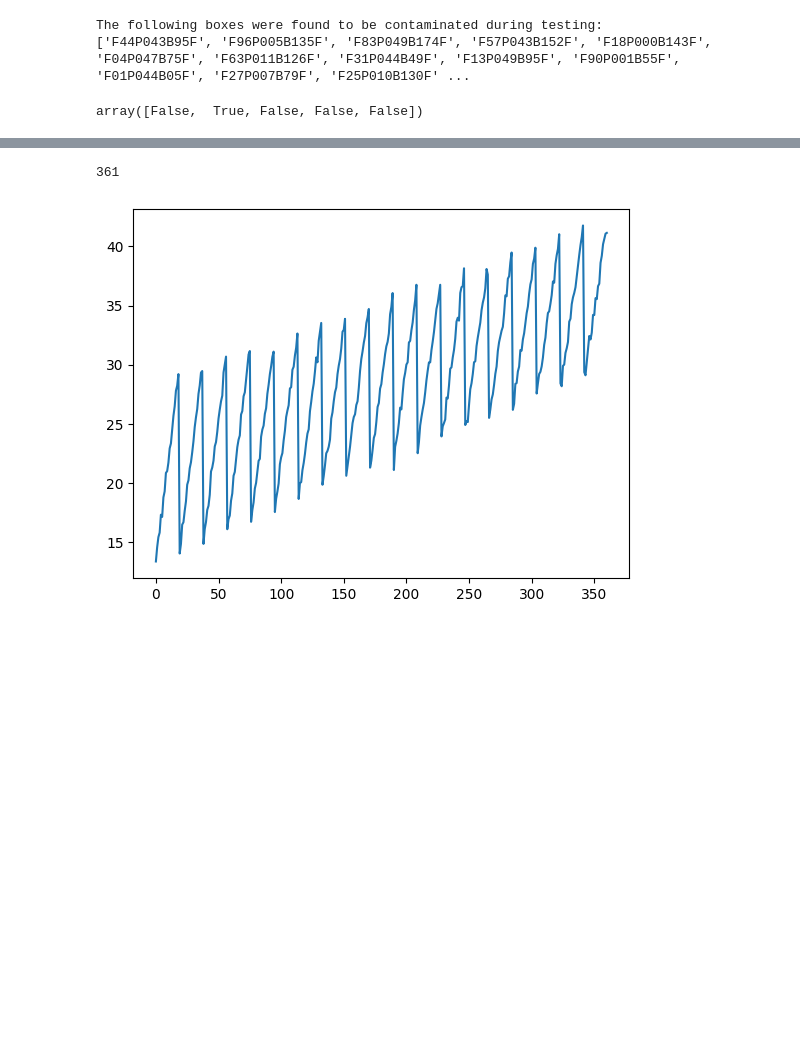
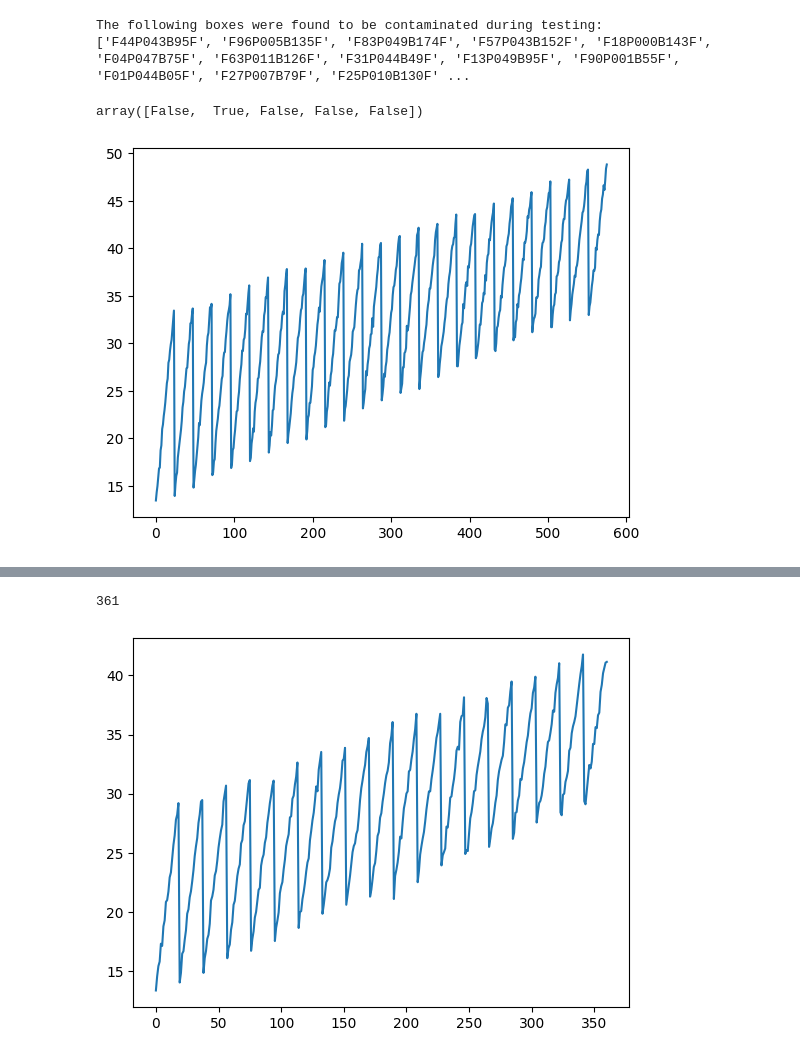
Before and after one commit to kushal-satya/food_safety_abm, a Jupyter notebook: initial_code.ipynb, the cells around one changed output, grey strips where cells are left out. Saved outputs shown, nothing was run; the diff lists cells and outputs as text; code cells hidden in the pictures; blank space fills up the shorter version.

```diff
--- a/initial_code.ipynb
+++ b/initial_code.ipynb
@@ -799,29 +799,23 @@ mask1*mask2
 array([False,  True, False, False, False])
 # %%
 import numpy as np
-from numba import njit
-
-
-#@njit
-def generate_box_id(farm_idx, plot_idx, box_idx, stage):
+from numba import njit, types as T
+@jit(T.ListType(T.string))
+def generate_box_id(farm_idx, plot_idx, box_idx):
     farm_str = str(farm_idx).zfill(2)
     plot_str = str(plot_idx).zfill(3)
     box_str = str(box_idx).zfill(2)
-    return "F" + farm_str + "P" + plot_str + "B" + box_str + stage
-
-
-#@njit
+    return "F" + farm_str + "P" + plot_str + "B" + box_str
+@njit
 def generate_contamination_mask(total_boxes, contamination_rate):
     contaminated_boxes = int(total_boxes * contamination_rate)
     mask = np.zeros(total_boxes, dtype=np.bool_)
     mask[:contaminated_boxes] = True
     np.random.shuffle(mask)
     return mask
-
-
-
-#@njit
-def run_stage(stage, box_ids, contamination_mask, test_rate):
+@njit
+#def run_stage(box_ids: T.List, contamination_mask: T.Array, test_rate: float) -> T.Tuple:
+def run_stage(box_ids, contamination_mask, test_rate):
     #tested_boxes = np.random.choice(box_ids.shape[0], int(box_ids.shape[0] * test_rate), replace=False)
     tested_boxes_mask = np.zeros(box_ids.shape[0], dtype=np.bool_)
     tested_boxes_mask[np.random.choice(box_ids.shape[0], int(box_ids.shape[0] * test_rate), replace=False)] = True
@@ -850,7 +844,7 @@ def run_stage(stage, box_ids, contamination_mask, test_rate):
 def run_simulation(farm_population, plot_per_farm, box_per_plot, contamination_rate, f_test_rate, p_test_rate,
                    d_test_rate, r_test_rate, c_test_rate):
     total_boxes = farm_population * plot_per_farm * box_per_plot
-    box_ids = np.array([generate_box_id(farm_idx, plot_idx, box_idx, "F")
+    box_ids = np.array([generate_box_id(farm_idx, plot_idx, box_idx)
                         for farm_idx in range(farm_population)
                         for plot_idx in range(plot_per_farm)
                         for box_idx in range(box_per_plot)])
@@ -863,19 +857,19 @@ def run_simulation(farm_population, plot_per_farm, box_per_plot, contamination_r
     dropped_boxes_C = set()
 
     # Run F stage of testing
-    box_ids_F, contamination_mask, dropped_boxes_F = run_stage("F", box_ids, contamination_mask, f_test_rate)
+    box_ids_F, contamination_mask, dropped_boxes_F = run_stage( box_ids, contamination_mask, f_test_rate)
 
     # Run P stage of testing
-    box_ids_P, contamination_mask, dropped_boxes_P = run_stage("P", box_ids_F, contamination_mask, p_test_rate)
+    box_ids_P, contamination_mask, dropped_boxes_P = run_stage(box_ids_F, contamination_mask, p_test_rate)
 
     # Run D stage of testing
-    box_ids_D, contamination_mask, dropped_boxes_D = run_stage("D", box_ids_P, contamination_mask, d_test_rate)
+    box_ids_D, contamination_mask, dropped_boxes_D = run_stage(box_ids_P, contamination_mask, d_test_rate)
 
     # Run R stage of testing
-    box_ids_R, contamination_mask, dropped_boxes_R = run_stage("R", box_ids_D, contamination_mask, r_test_rate)
+    box_ids_R, contamination_mask, dropped_boxes_R = run_stage(box_ids_D, contamination_mask, r_test_rate)
 
     # Run C stage of testing
-    box_ids_C, contamination_mask, dropped_boxes_C = run_stage("C", box_ids_R, contamination_mask, c_test_rate)
+    box_ids_C, contamination_mask, dropped_boxes_C = run_stage(box_ids_R, contamination_mask, c_test_rate)
 
     return box_ids,box_ids_C, dropped_boxes_F, dropped_boxes_P, dropped_boxes_D, dropped_boxes_R, dropped_boxes_C
 
@@ -887,33 +999,34 @@ farm_population = 100
 plot_per_farm = 50
 box_per_plot = 50
 contamination_rate = 0.06
 
 d_test_rate = 0.03
 r_test_rate = 0.04
 c_test_rate = 0.05
 
 box_ids_l=[]
 box_ids_C_l=[]
 dropped_boxes_F_l=[]
 dropped_boxes_P_l=[]
 dropped_boxes_D_l=[]
 dropped_boxes_R_l=[]
 dropped_boxes_C_l=[]
 detection_percent_l=[]
-for f_test_rate in tqdm(np.arange(0.01,0.3,0.01)):
-    for p_test_rate in np.arange(0.01,0.3,0.01):
+for f_test_rate in tqdm(np.arange(0.01,0.25,0.01)):
+    for p_test_rate in np.arange(0.01,0.25,0.01):
         box_ids,box_ids_C, dropped_boxes_F, dropped_boxes_P, dropped_boxes_D, dropped_boxes_R, dropped_boxes_C = run_simulation(farm_population, plot_per_farm, box_per_plot, contamination_rate, f_test_rate, p_test_rate, d_test_rate, r_test_rate, c_test_rate)
         box_ids_l.append(len(box_ids))
         box_ids_C_l.append(len(box_ids_C))
         dropped_boxes_F_l.append(len(dropped_boxes_F))
         dropped_boxes_P_l.append(len(dropped_boxes_P))
         dropped_boxes_D_l.append(len(dropped_boxes_D))
         dropped_boxes_R_l.append(len(dropped_boxes_R))
         dropped_boxes_C_l.append(len(dropped_boxes_C))
         detection_percent = ((len(box_ids)-len(box_ids_C))/(contamination_rate*len(box_ids)))*100
         detection_percent_l.append(detection_percent)
         #print(f_test_rate,p_test_rate,detection_percent)
 
-
 plt.plot(detection_percent_l)
 plt.show()
+# %% [output]
+[figure, added]
```
Also changed, not shown: parts of 4 cells of this notebook, 1 other file.
